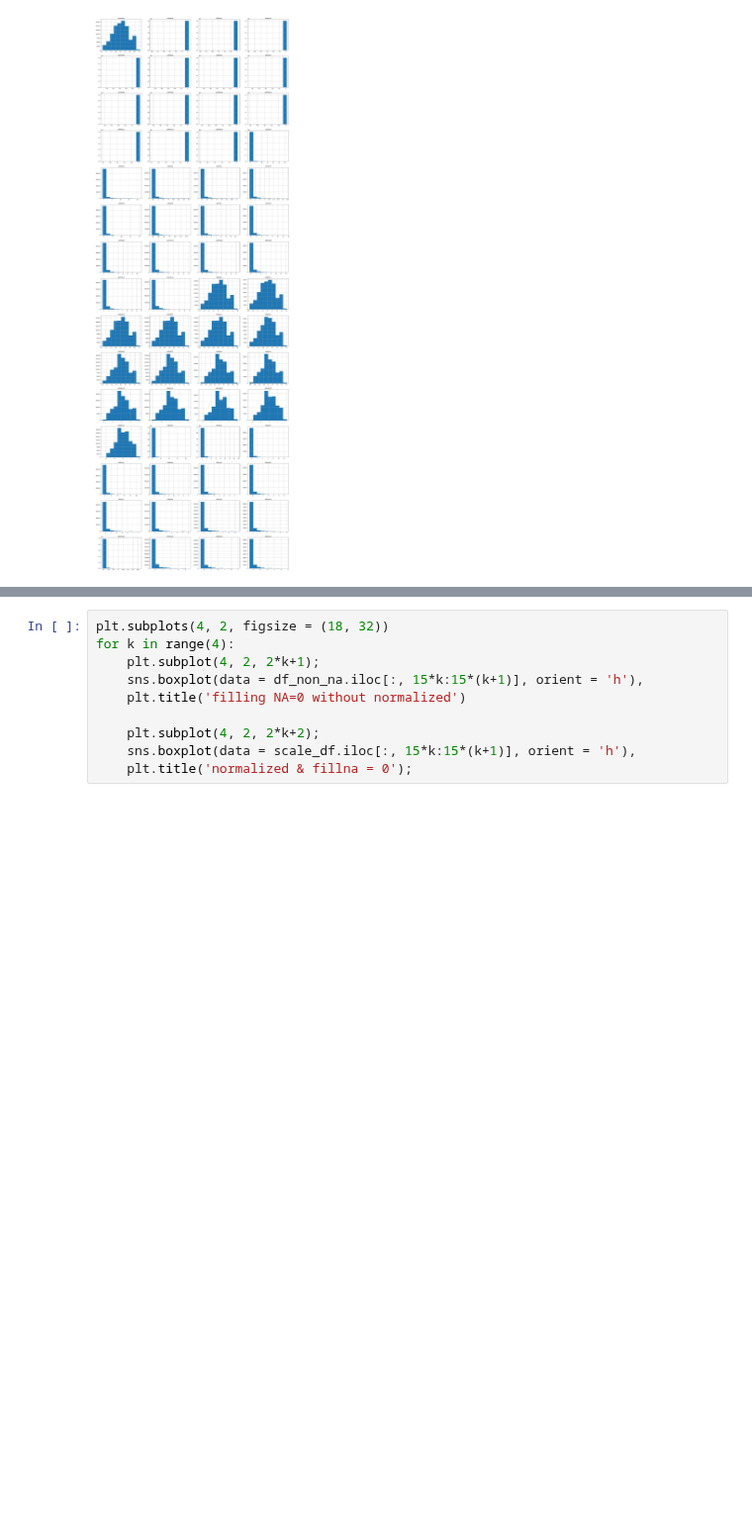
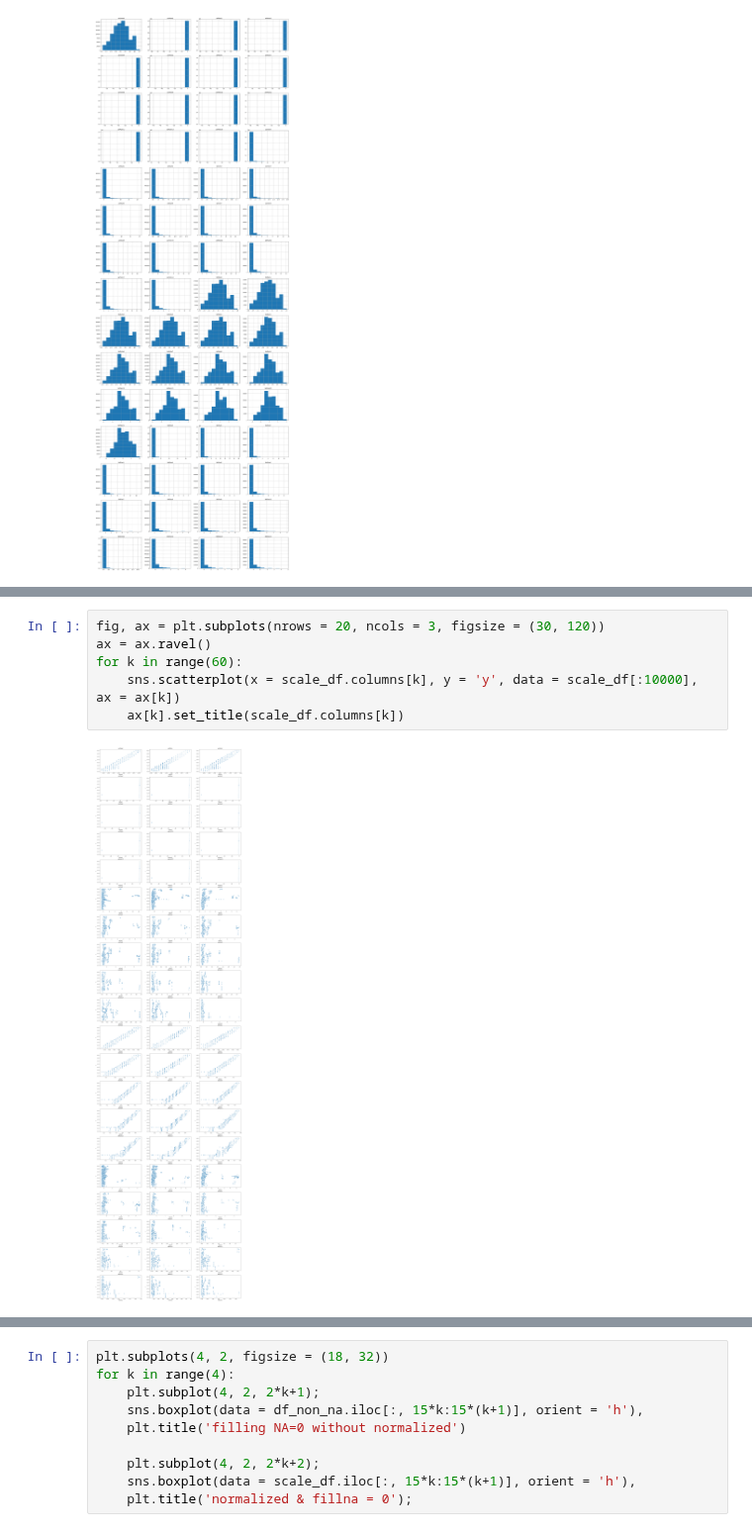
Before and after one commit to NhanDoV/All-of-my-projects., a Jupyter notebook: Project1. XTXChallenge/EDA.ipynb, the cells around one changed output, grey strips where cells are left out. Shown at 99% size. Drawn from its saved outputs; the diff is of its cells as text; blank space fills up the shorter version.

```diff
--- a/Project1. XTXChallenge/EDA.ipynb
+++ b/Project1. XTXChallenge/EDA.ipynb
@@ -179,0 +194,8 @@ for k in range(60):
+# %%
+fig, ax = plt.subplots(nrows = 20, ncols = 3, figsize = (30, 120))
+ax = ax.ravel()
+for k in range(60):
+    sns.scatterplot(x = scale_df.columns[k], y = 'y', data = scale_df[:10000], ax = ax[k])
+    ax[k].set_title(scale_df.columns[k])
+# %% [output]
+[figure, added]
```
Also changed, not shown: parts of 22 cells of this notebook.
